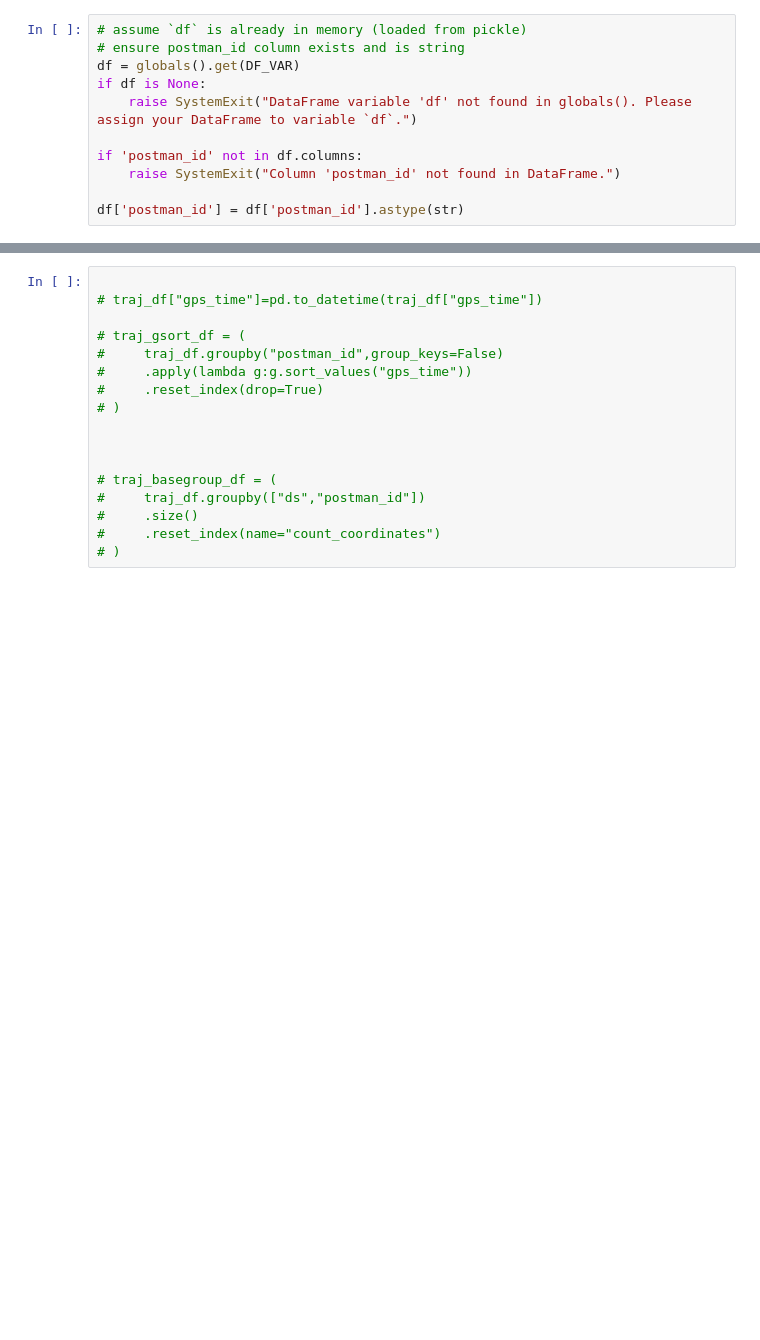
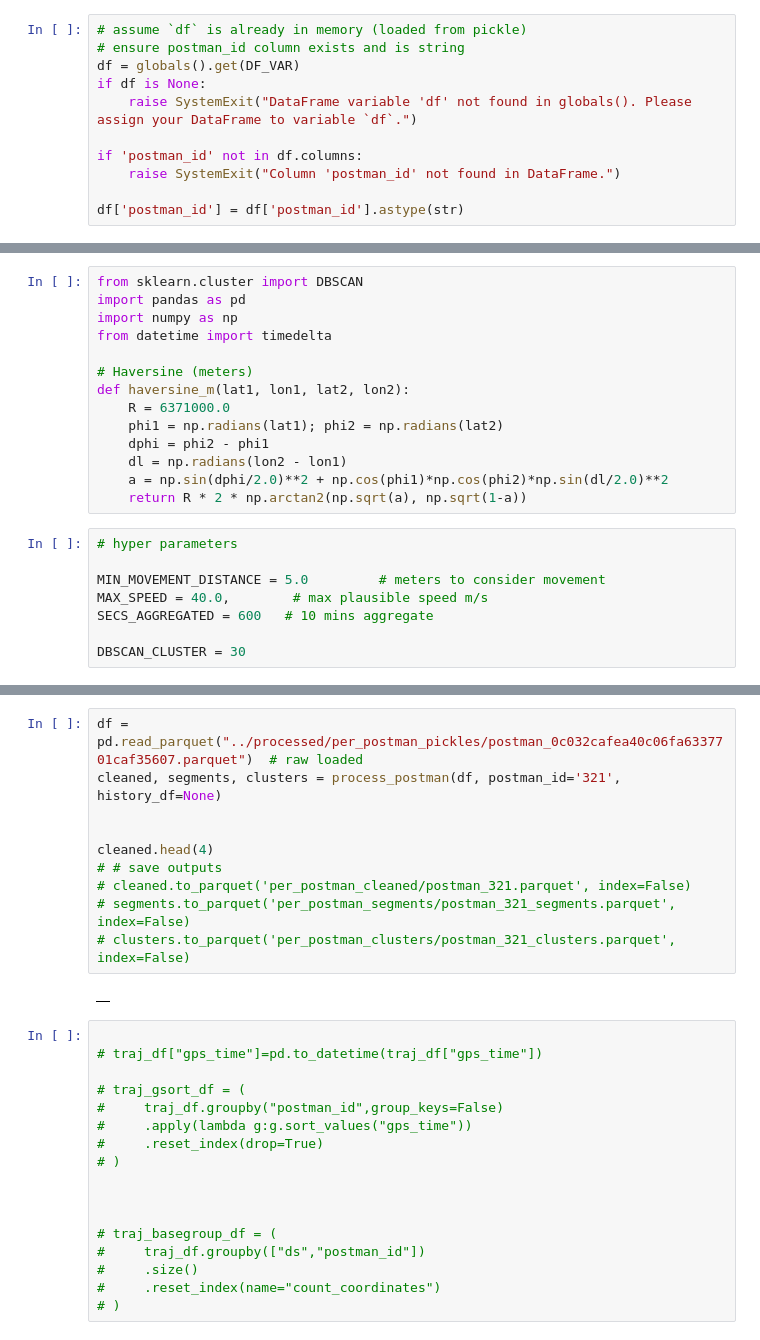
Before and after one commit to aymuos/starship, a Jupyter notebook: fundamental_EDA/eda3-MAIN.ipynb, the cells around one changed output, grey strips where cells are left out. Saved outputs shown, nothing was run; the diff lists cells and outputs as text; blank space fills up the shorter version.

```diff
--- a/fundamental_EDA/eda3-MAIN.ipynb
+++ b/fundamental_EDA/eda3-MAIN.ipynb
@@ -100,0 +137,22 @@ Saved 100 parquet files to: /home/aymuos/Documents/Github/starship/processed/per
+# %%
+from sklearn.cluster import DBSCAN
+import pandas as pd
+import numpy as np
+from datetime import timedelta
+
+# Haversine (meters)
+def haversine_m(lat1, lon1, lat2, lon2):
+    R = 6371000.0
+    phi1 = np.radians(lat1); phi2 = np.radians(lat2)
+    dphi = phi2 - phi1
+    dl = np.radians(lon2 - lon1)
+    a = np.sin(dphi/2.0)**2 + np.cos(phi1)*np.cos(phi2)*np.sin(dl/2.0)**2
+    return R * 2 * np.arctan2(np.sqrt(a), np.sqrt(1-a))
+# %%
+# hyper parameters
+
+MIN_MOVEMENT_DISTANCE = 5.0         # meters to consider movement
+MAX_SPEED = 40.0,        # max plausible speed m/s
+SECS_AGGREGATED = 600   # 10 mins aggregate
+
+DBSCAN_CLUSTER = 30
@@ -101,3 +366,15 @@ Saved 100 parquet files to: /home/aymuos/Documents/Github/starship/processed/per
+# %%
+df = pd.read_parquet("../processed/per_postman_pickles/postman_0c032cafea40c06fa6337701caf35607.parquet")  # raw loaded
+cleaned, segments, clusters = process_postman(df, postman_id='321', history_df=None)
+
+
+cleaned.head(4)
+# # save outputs
+# cleaned.to_parquet('per_postman_cleaned/postman_321.parquet', index=False)
+# segments.to_parquet('per_postman_segments/postman_321_segments.parquet', index=False)
+# clusters.to_parquet('per_postman_clusters/postman_321_clusters.parquet', index=False)
+# %% [output]
+|  |
 # %%
 
 # traj_df["gps_time"]=pd.to_datetime(traj_df["gps_time"])
```
Also changed, not shown: parts of 6 cells of this notebook.
